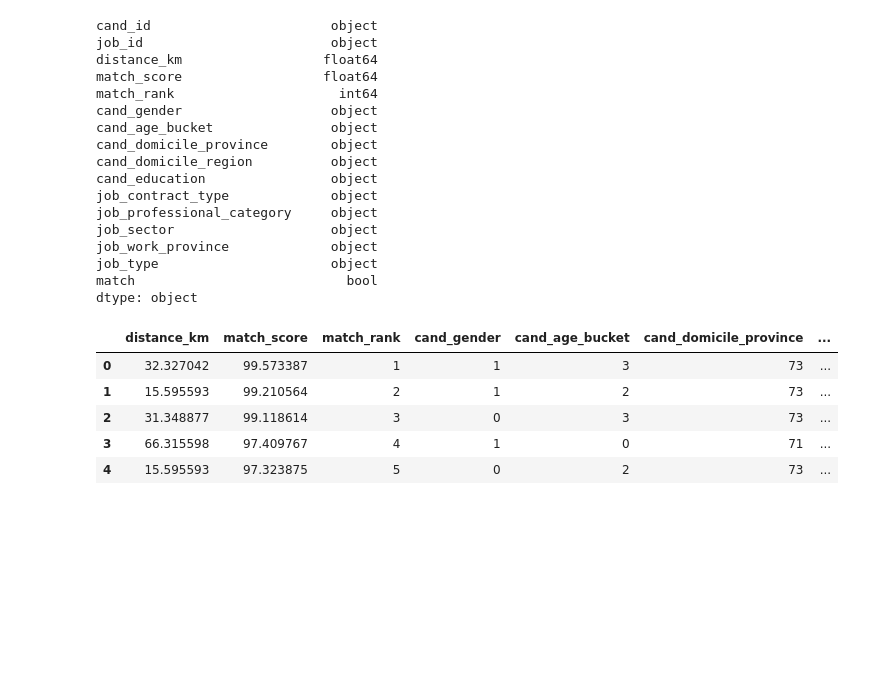
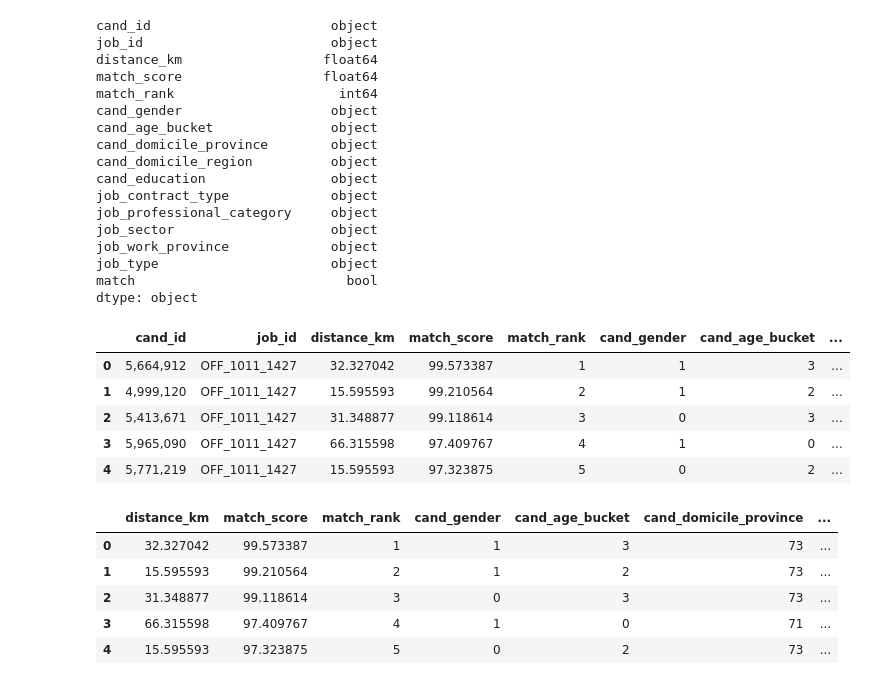
Before and after one commit to adiiulio/AiInIndustry_2025, a Jupyter notebook: fariness.ipynb, the cells around one changed output. Drawn from its saved outputs; the diff is of its cells as text; code cells hidden in the pictures; blank space fills up the shorter version.

```diff
--- a/fariness.ipynb
+++ b/fariness.ipynb
@@ -899,5 +899,14 @@ categorical_cols = [
 
 for c in categorical_cols:
     dm_df_encoded[c] = label_encoder.fit_transform(dm_df_encoded[c])
+# %%
+dm_df_encoded.head()
+# %% [output]
+|  | cand_id | job_id | distance_km | match_score | match_rank | cand_gender | cand_age_bucket | ... |
+| 0 | 5,664,912 | OFF_1011_1427 | 32.327042 | 99.573387 | 1 | 1 | 3 | ... |
+| 1 | 4,999,120 | OFF_1011_1427 | 15.595593 | 99.210564 | 2 | 1 | 2 | ... |
+| 2 | 5,413,671 | OFF_1011_1427 | 31.348877 | 99.118614 | 3 | 0 | 3 | ... |
+| 3 | 5,965,090 | OFF_1011_1427 | 66.315598 | 97.409767 | 4 | 1 | 0 | ... |
+| 4 | 5,771,219 | OFF_1011_1427 | 15.595593 | 97.323875 | 5 | 0 | 2 | ... |
 # %%
 dm_df_correlation = dm_df_encoded.copy()
```
Also changed, not shown: parts of 3 cells of this notebook.
